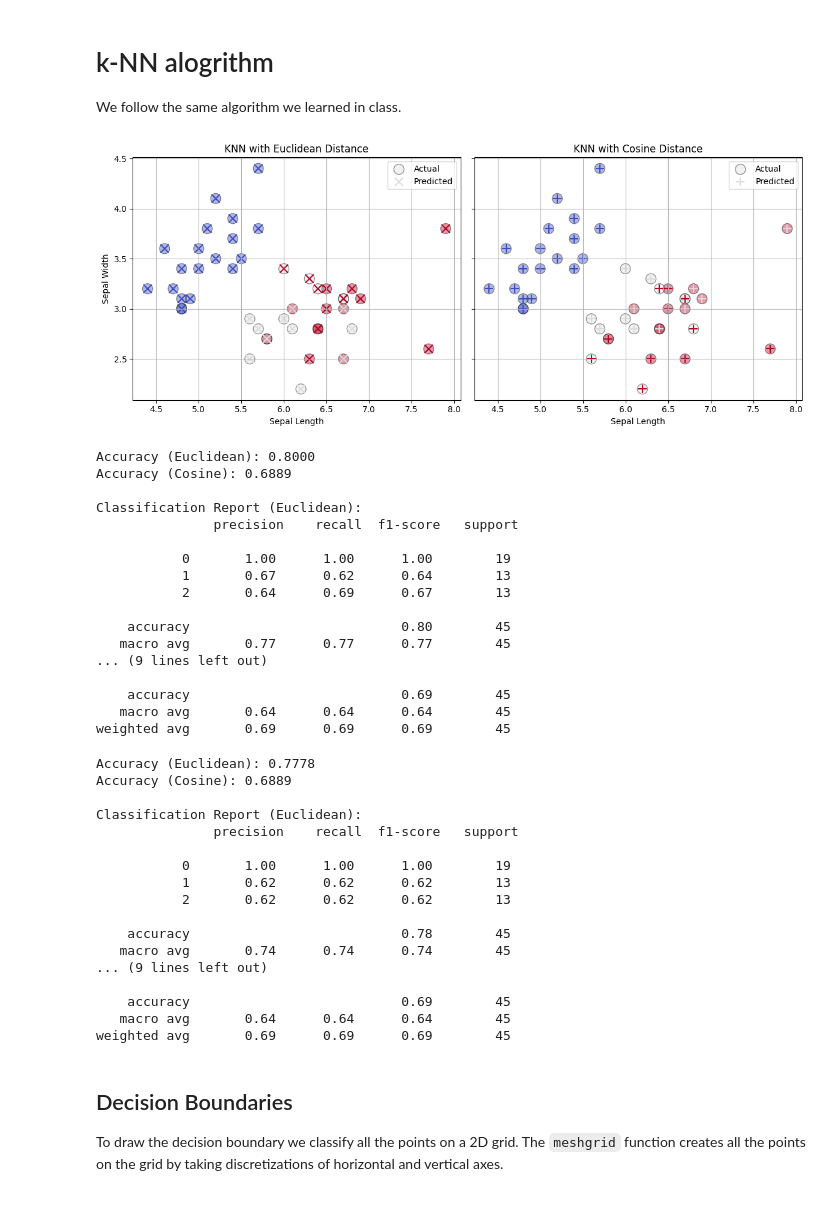
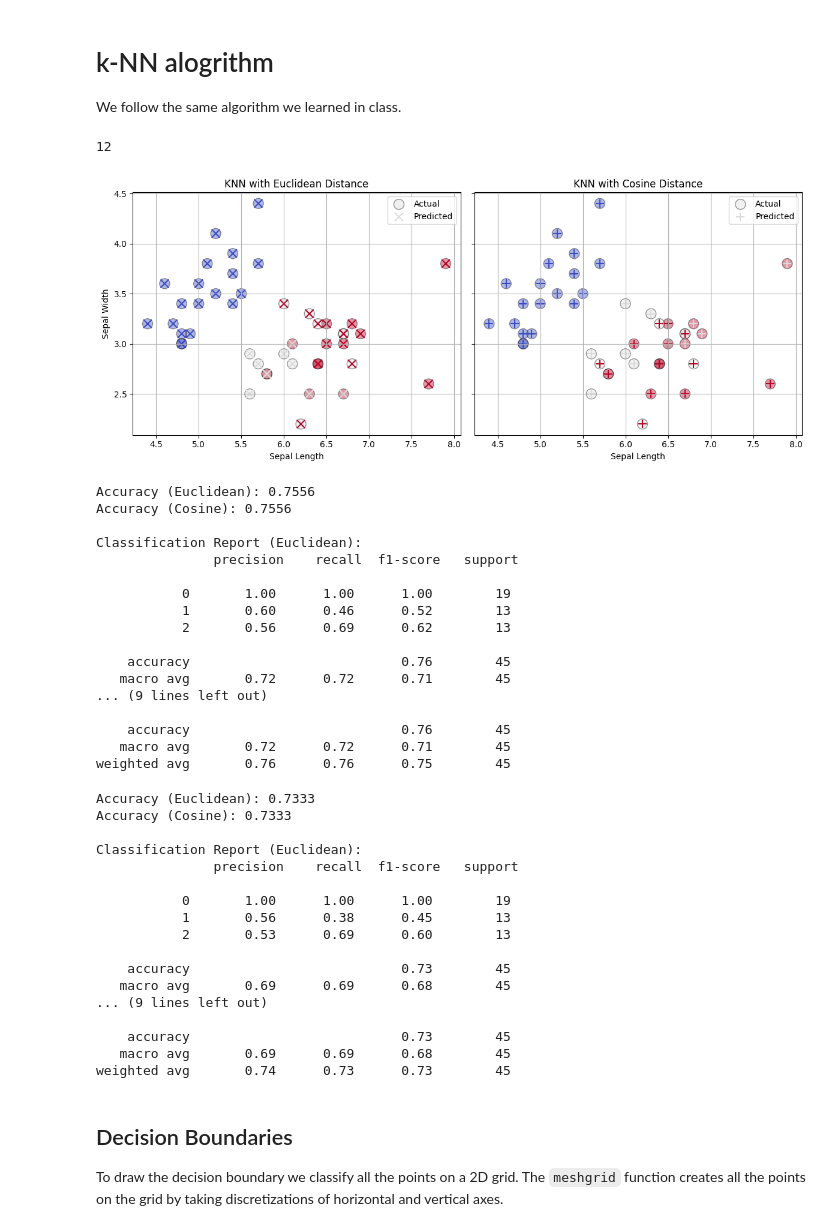
Before and after one commit to adamd1985/Lectures_On_MLAI, a Jupyter notebook: 4_5_KNN_Lecture.ipynb, the cells around one changed output. Cells and saved outputs as stored; diff of their text form; code cells hidden in the pictures.

```diff
--- a/4_5_KNN_Lecture.ipynb
+++ b/4_5_KNN_Lecture.ipynb
@@ -168,35 +164,39 @@ class KNN:
 # %%
 from sklearn.model_selection import train_test_split
 
+
 X_train, X_test, y_train, y_test = train_test_split(x, y, test_size=0.3, random_state=42)
 
-knn_euclidean = KNN(k=5, distance_metric="euclidean")
+print(int(np.sqrt(len(x))))
+
+knn_euclidean = KNN(k=int(np.sqrt(len(x))), distance_metric="euclidean")
 knn_euclidean.fit(X_train, y_train)
 y_pred_euclidean = knn_euclidean.predict(X_test)
 
-knn_cosine = KNN(k=5, distance_metric="cosine")
+knn_cosine = KNN(k=int(np.sqrt(len(x))), distance_metric="cosine")
 knn_cosine.fit(X_train, y_train)
 y_pred_cosine = knn_cosine.predict(X_test)
 fig, axes = plt.subplots(1, 2, figsize=(12, 5), sharex=True, sharey=True)
 
 axes[0].scatter(X_test[:, 0], X_test[:, 1], c=y_test, marker='o', s=150, alpha=0.4, edgecolors='k', label="Actual", cmap="coolwarm")
 axes[0].scatter(X_test[:, 0], X_test[:, 1], c=y_pred_euclidean, marker='x', s=100, label="Predicted", cmap="coolwarm")
 axes[0].set_title("KNN with Euclidean Distance")
 axes[0].set_xlabel("Sepal Length")
 axes[0].set_ylabel("Sepal Width")
 axes[0].legend()
 axes[0].grid(True)
 axes[1].scatter(X_test[:, 0], X_test[:, 1], c=y_test, marker='o', s=150, alpha=0.4, edgecolors='k', label="Actual", cmap="coolwarm")
 axes[1].scatter(X_test[:, 0], X_test[:, 1], c=y_pred_cosine, marker='+', s=100, label="Predicted", cmap="coolwarm")
 axes[1].set_title("KNN with Cosine Distance")
 axes[1].set_xlabel("Sepal Length")
 axes[1].legend()
 axes[1].grid(True)
 
 plt.tight_layout()
 plt.show()
 # %% [output]
+12
-[figure, old version]
+[figure, new version]
 # %%
 from sklearn.metrics import accuracy_score, classification_report
 
@@ -210,32 +210,32 @@ print(f"Accuracy (Cosine): {accuracy_cosine:.4f}")
 print("\nClassification Report (Euclidean):\n", report_euclidean)
 print("\nClassification Report (Cosine):\n", report_cosine)
 # %% [output]
-Accuracy (Euclidean): 0.8000
-Accuracy (Cosine): 0.6889
+Accuracy (Euclidean): 0.7556
+Accuracy (Cosine): 0.7556
 
 Classification Report (Euclidean):
                precision    recall  f1-score   support
 
            0       1.00      1.00      1.00        19
-           1       0.67      0.62      0.64        13
-           2       0.64      0.69      0.67        13
+           1       0.60      0.46      0.52        13
+           2       0.56      0.69      0.62        13
 
-    accuracy                           0.80        45
-   macro avg       0.77      0.77      0.77        45
+    accuracy                           0.76        45
+   macro avg       0.72      0.72      0.71        45
 ... (9 lines left out)
 
-    accuracy                           0.69        45
-   macro avg       0.64      0.64      0.64        45
-weighted avg       0.69      0.69      0.69        45
+    accuracy                           0.76        45
+   macro avg       0.72      0.72      0.71        45
+weighted avg       0.76      0.76      0.75        45
 # %%
 from sklearn.neighbors import KNeighborsClassifier
 
-knn_euclidean = KNeighborsClassifier(n_neighbors=5, metric="euclidean")
+knn_euclidean = KNeighborsClassifier(n_neighbors=int(np.sqrt(len(x))), metric="euclidean")
 knn_euclidean.fit(X_train, y_train)
 y_pred_euclidean = knn_euclidean.predict(X_test)
 
 
-knn_cosine = KNeighborsClassifier(n_neighbors=5, metric="cosine")
+knn_cosine = KNeighborsClassifier(n_neighbors=int(np.sqrt(len(x))), metric="cosine")
 knn_cosine.fit(X_train, y_train)
 y_pred_cosine = knn_cosine.predict(X_test)
 
@@ -249,23 +249,23 @@ print(f"Accuracy (Cosine): {accuracy_cosine:.4f}")
 print("\nClassification Report (Euclidean):\n", report_euclidean)
 print("\nClassification Report (Cosine):\n", report_cosine)
 # %% [output]
-Accuracy (Euclidean): 0.7778
-Accuracy (Cosine): 0.6889
+Accuracy (Euclidean): 0.7333
+Accuracy (Cosine): 0.7333
 
 Classification Report (Euclidean):
                precision    recall  f1-score   support
 
            0       1.00      1.00      1.00        19
-           1       0.62      0.62      0.62        13
-           2       0.62      0.62      0.62        13
+           1       0.56      0.38      0.45        13
+           2       0.53      0.69      0.60        13
 
-    accuracy                           0.78        45
-   macro avg       0.74      0.74      0.74        45
+    accuracy                           0.73        45
+   macro avg       0.69      0.69      0.68        45
 ... (9 lines left out)
 
-    accuracy                           0.69        45
-   macro avg       0.64      0.64      0.64        45
-weighted avg       0.69      0.69      0.69        45
+    accuracy                           0.73        45
+   macro avg       0.69      0.69      0.68        45
+weighted avg       0.74      0.73      0.73        45
 # %% [markdown]
 ## Decision Boundaries
 To draw the decision boundary we classify all the points on a 2D grid. The `meshgrid` function creates all the points on the grid by taking discretizations of horizontal and vertical axes.
```
Also changed, not shown: parts of 7 cells of this notebook.
